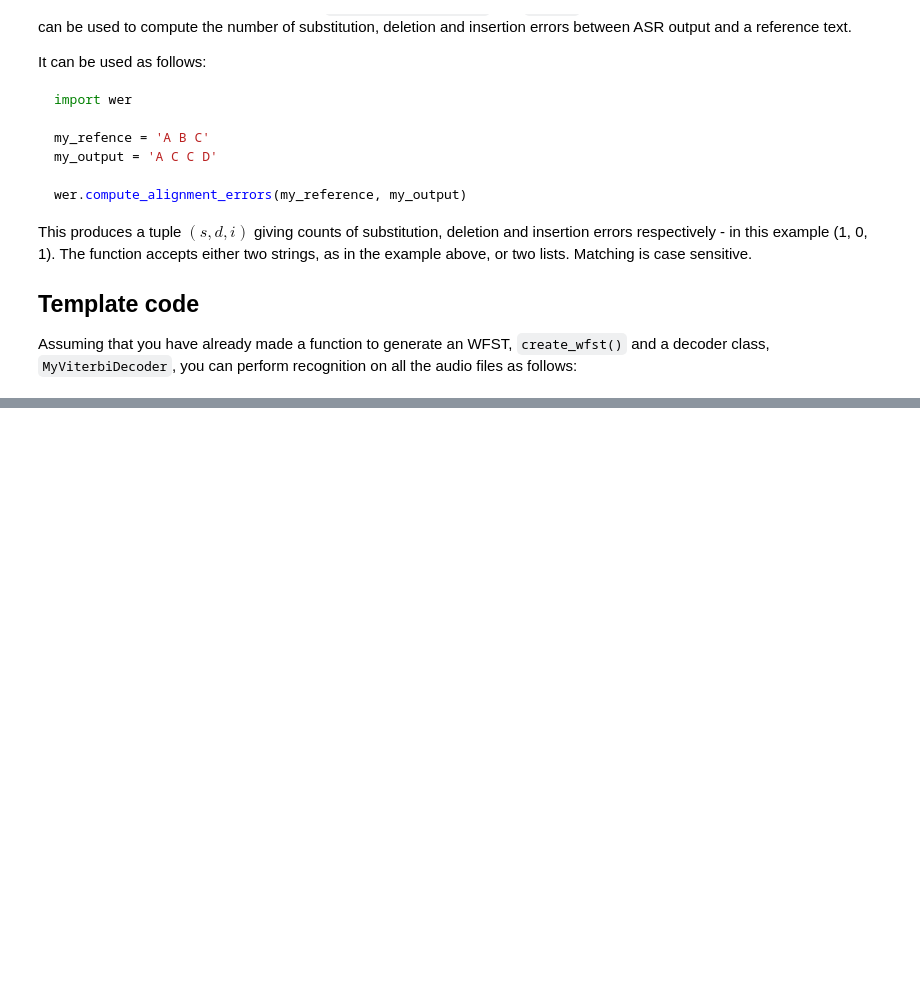
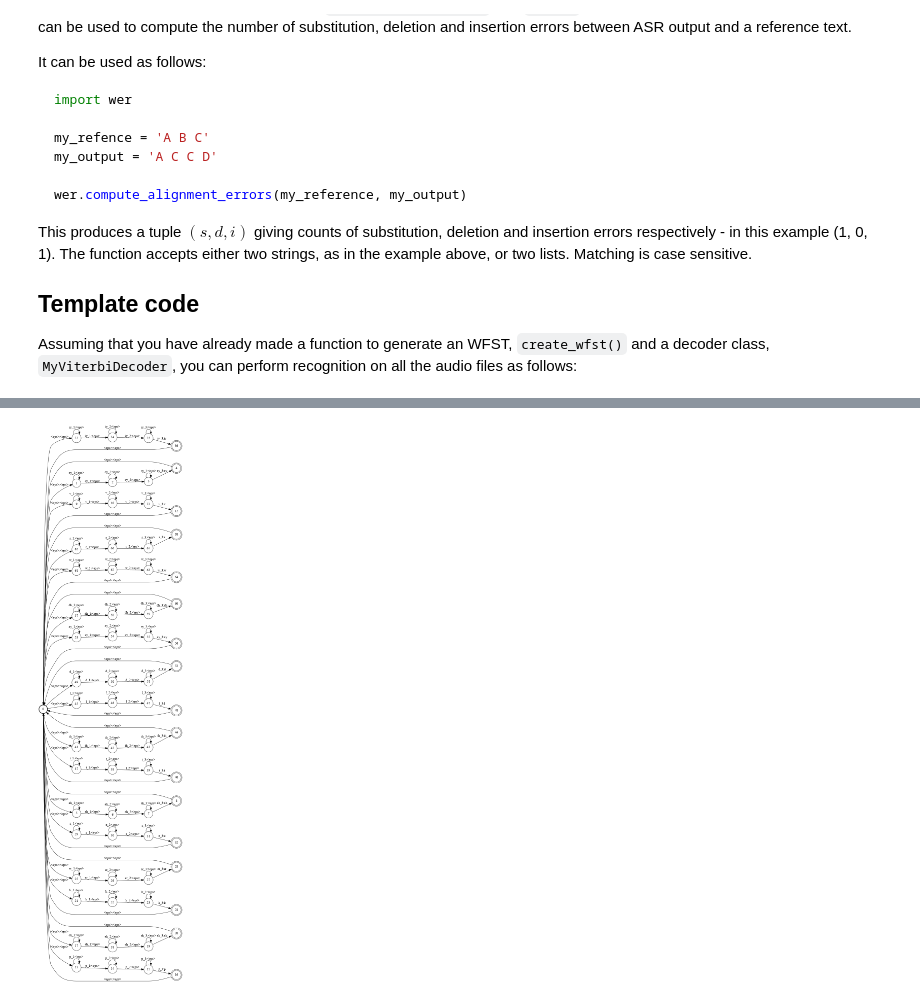
Before and after one commit to ZhaoZeyu1995/asr_assignment, a Jupyter notebook: assignment.ipynb, the cells around one changed output, grey strips where cells are left out. Cells and saved outputs as stored; diff of their text form; code cells hidden in the pictures; blank space fills up the shorter version.

```diff
--- a/assignment.ipynb
+++ b/assignment.ipynb
@@ -26,0 +396,34 @@ Assuming that you have already made a function to generate an WFST, `create_wfst
+# %%
+
+def generate_H_wfst():
+    with open("phonelist.txt", "r") as f:
+        phones = [phone.strip() for phone in f.readlines()]
+    H = fst.Fst()
+
+    # create a single start state
+    start_state = H.add_state()
+    H.set_start(start_state)
+
+    for _, phone in phone_table:
+        if phone == "<eps>":
+            continue
+#         print(phone)
+#         print(phone_table.find(phone))
+        current_state = H.add_state()
+        H.add_arc(start_state, fst.Arc(0, 0, None, current_state))
+        current_state = generate_phone_wfst(H, current_state, phone, 3)
+#         break
+
+        H.add_arc(current_state, fst.Arc(0, 0, None, start_state))
+        H.set_final(current_state)
+
+    H.set_input_symbols(state_table)
+    H.set_output_symbols(phone_table)
+
+    return H
+
+H = generate_H_wfst()
+H.arcsort()
+display_fst(H)
+# %% [output]
+[figure, added]
```
Also changed, not shown: parts of 8 cells of this notebook.
